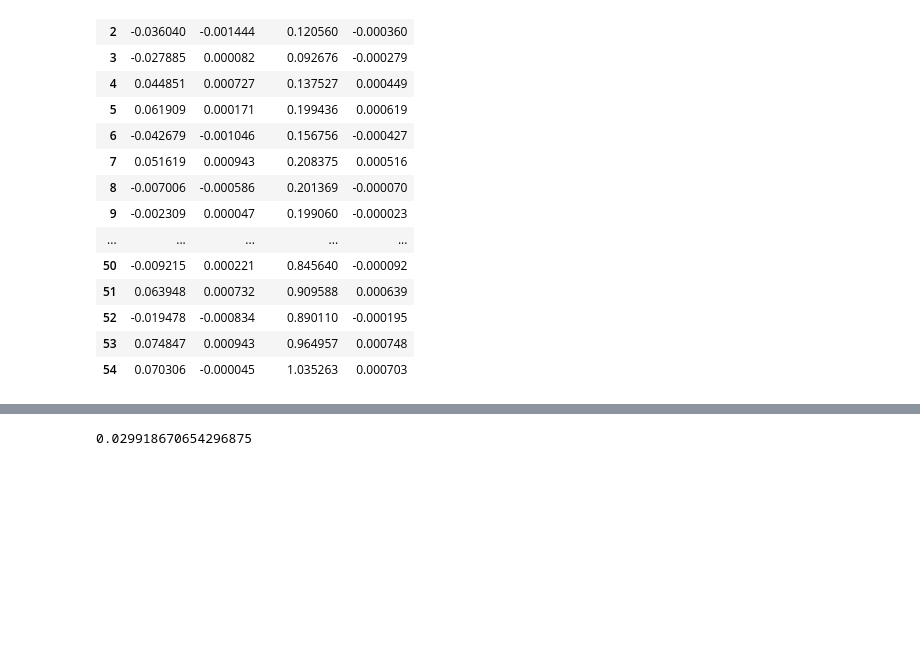
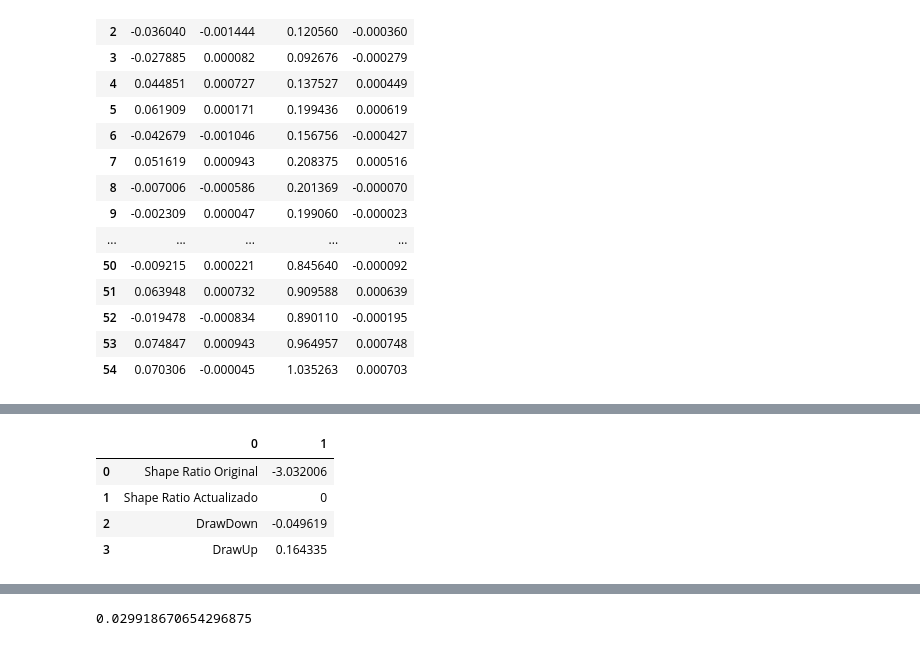
Before and after one commit to LuisCarlosAlvarado/myst_lab2_lcag, a Jupyter notebook: borrador.ipynb, the cells around one changed output, grey strips where cells are left out. Drawn from its saved outputs; the diff is of its cells as text; code cells hidden in the pictures; blank space fills up the shorter version.

```diff
--- a/borrador.ipynb
+++ b/borrador.ipynb
@@ -400,0 +437,22 @@ f_estadísticas_ba(rendimiento, operaciones, "df_1_tabla")
+# %%
+evolucion_capital = f_evolucion_capital(cierre, operaciones, rend_operacion, take_profit, stop_loss, capital)
+# %%
+def f_estadisticas_mad(evolucion_capital):
+    rend_log = np.log(1 + evolucion_capital.iloc[:,2].pct_change()).fillna(0)
+    minimo = min(rend_log)
+    maximo = max(rend_log)
+    rp = np.mean(rend_log)
+    rf = .05
+    sdp = np.std(rend_log)
+    column_1 = ["Shape Ratio Original", "Shape Ratio Actualizado", "DrawDown", "DrawUp"]
+    column_2 = [(rp - rf) / sdp, 0, minimo, maximo]
+
+    return pd.DataFrame([column_1, column_2]).T
+# %%
+f_estadisticas_mad(evolucion_capital)
+# %% [output]
+|  | 0 | 1 |
+| 0 | Shape Ratio Original | -3.032006 |
+| 1 | Shape Ratio Actualizado | 0 |
+| 2 | DrawDown | -0.049619 |
+| 3 | DrawUp | 0.164335 |
```
Also changed, not shown: parts of 6 cells of this notebook, 1 other file.
